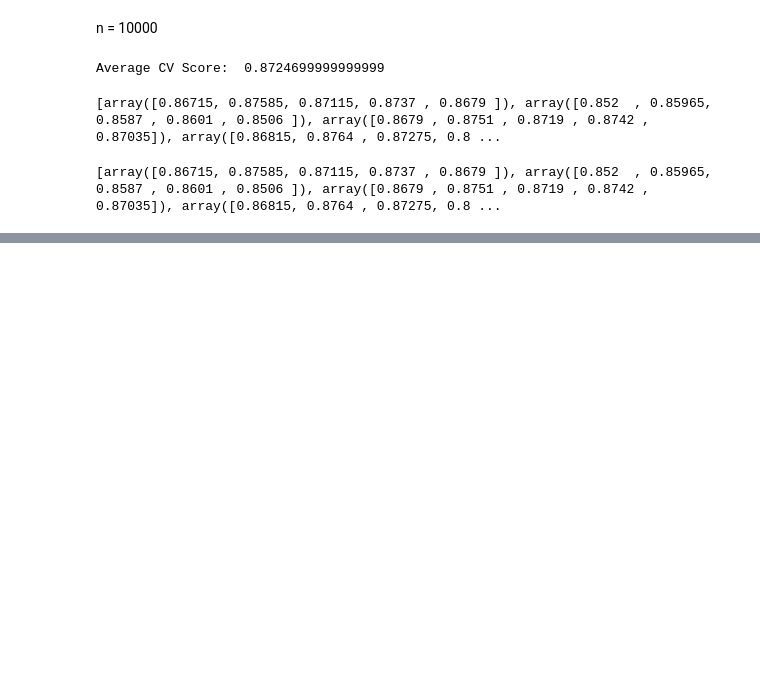
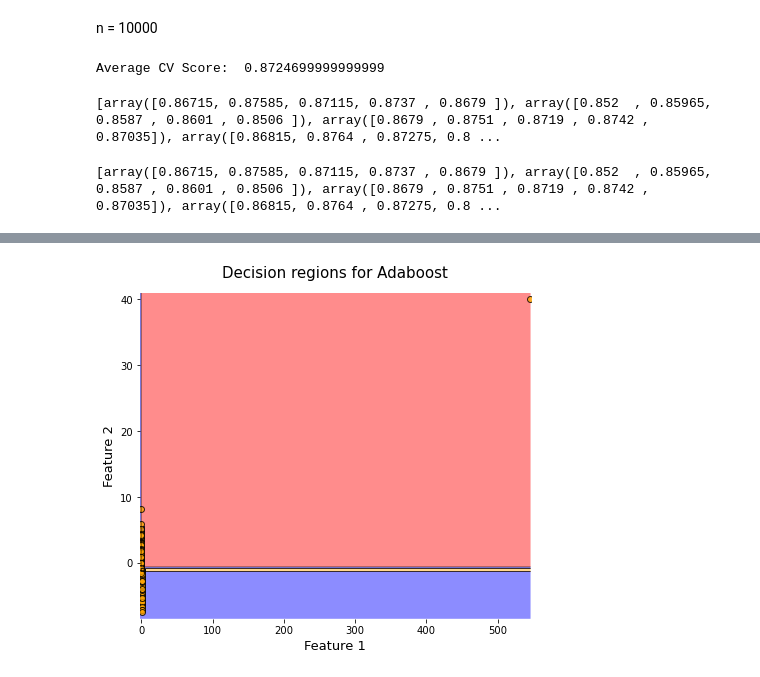
Before and after one commit to mireiaplalis/IML_assignments, a Jupyter notebook: a2/A2.ipynb, the cells around one changed output, grey strips where cells are left out. Saved outputs shown, nothing was run; the diff lists cells and outputs as text; code cells hidden in the pictures; blank space fills up the shorter version.

```diff
--- a/a2/A2.ipynb
+++ b/a2/A2.ipynb
@@ -207,0 +233,2 @@ scores_lr = cross_val_score(model, df1, df2, cv = k_folds)
+# %%
+abc.fit(x_umap, y_train)
@@ -207,0 +237,2 @@ scores_lr = cross_val_score(model, df1, df2, cv = k_folds)
+# %%
+clf.fit(x_pca, y_train)
@@ -207,0 +241,2 @@ scores_lr = cross_val_score(model, df1, df2, cv = k_folds)
+# %%
+clf.fit(x_tsne, y_train)
@@ -207,0 +245,2 @@ scores_lr = cross_val_score(model, df1, df2, cv = k_folds)
+# %%
+clf.fit(x_umap, y_train)
@@ -223 +263,5 @@ FileNotFoundError: [Errno 2] No such file or directory: 'results/Logistic_Regres
 [figure]
+# %%
+plot_regions(abc, x_pca, y_data, 'Adaboost')
+# %% [output]
+[figure, added]
```
Also changed, not shown: parts of 21 cells of this notebook.
